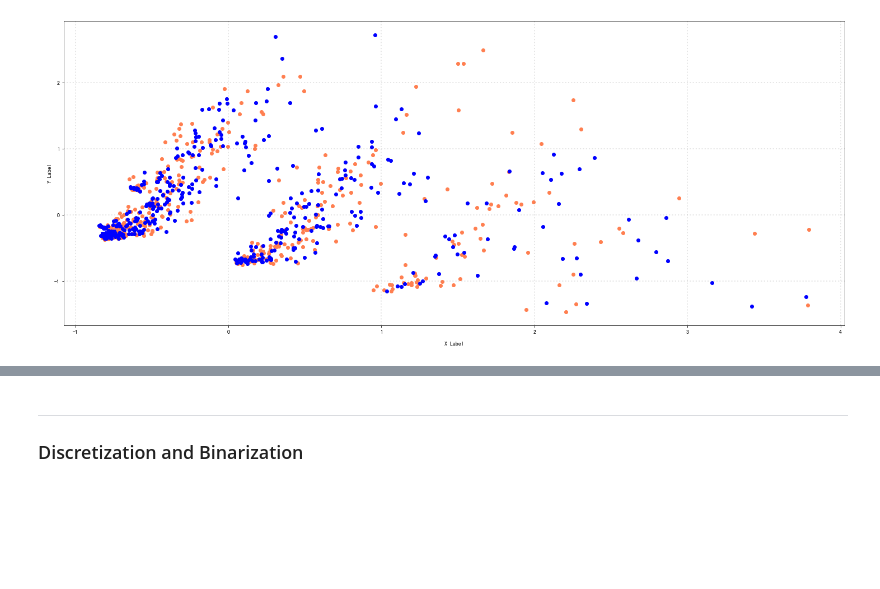
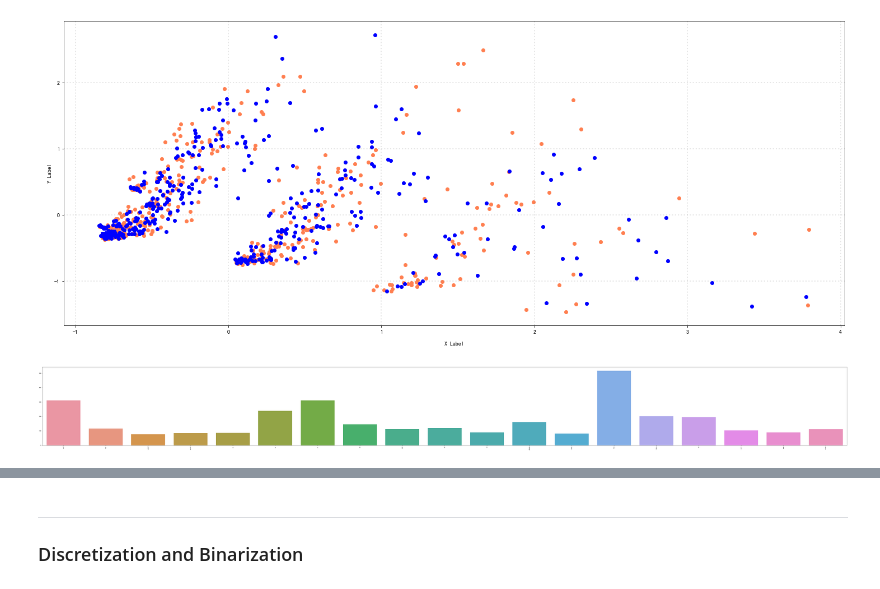
Before and after one commit to veblen-cai/DM2020-Lab1-Master, a Jupyter notebook: DM2020-Lab1-Homework.ipynb, the cells around one changed output, grey strips where cells are left out. Drawn from its saved outputs; the diff is of its cells as text; code cells hidden in the pictures; blank space fills up the shorter version.

```diff
--- a/DM2020-Lab1-Homework.ipynb
+++ b/DM2020-Lab1-Homework.ipynb
@@ -543,3 +588,18 @@ ax.set_ylabel('\nY Label')
 plt.show()
 # %% [output]
 [figure]
+# %%
+term_frequencies = []
+for j in range(0,df_counts.shape[1]):
+    term_frequencies.append(sum(df_counts[:,j].toarray()))
+
+term_frequencies = np.asarray(df_counts.sum(axis=0))[0]
+# %%
+# Answer here
+high_freq_term_index=np.where(term_frequencies>np.quantile(term_frequencies,0.99))[0]
+plt.subplots(figsize=(100, 10))
+g = sns.barplot(x=np.array(count_vect.get_feature_names())[high_freq_term_index],
+            y=np.array(term_frequencies)[high_freq_term_index])
+g.set_xticklabels(np.array(count_vect.get_feature_names())[high_freq_term_index], rotation = 90);
+# %% [output]
+[figure, added]
```
Also changed, not shown: parts of 5 cells of this notebook.
